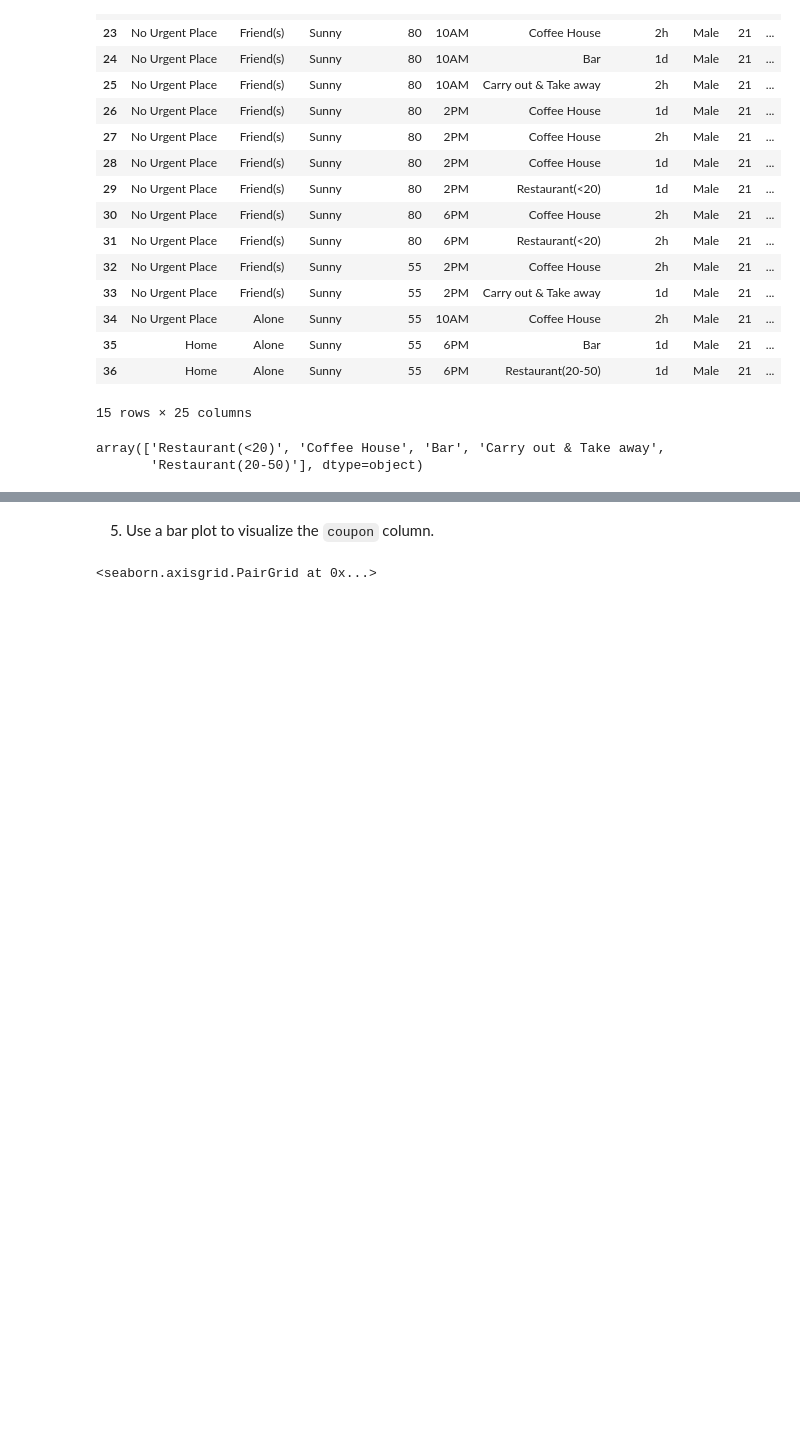
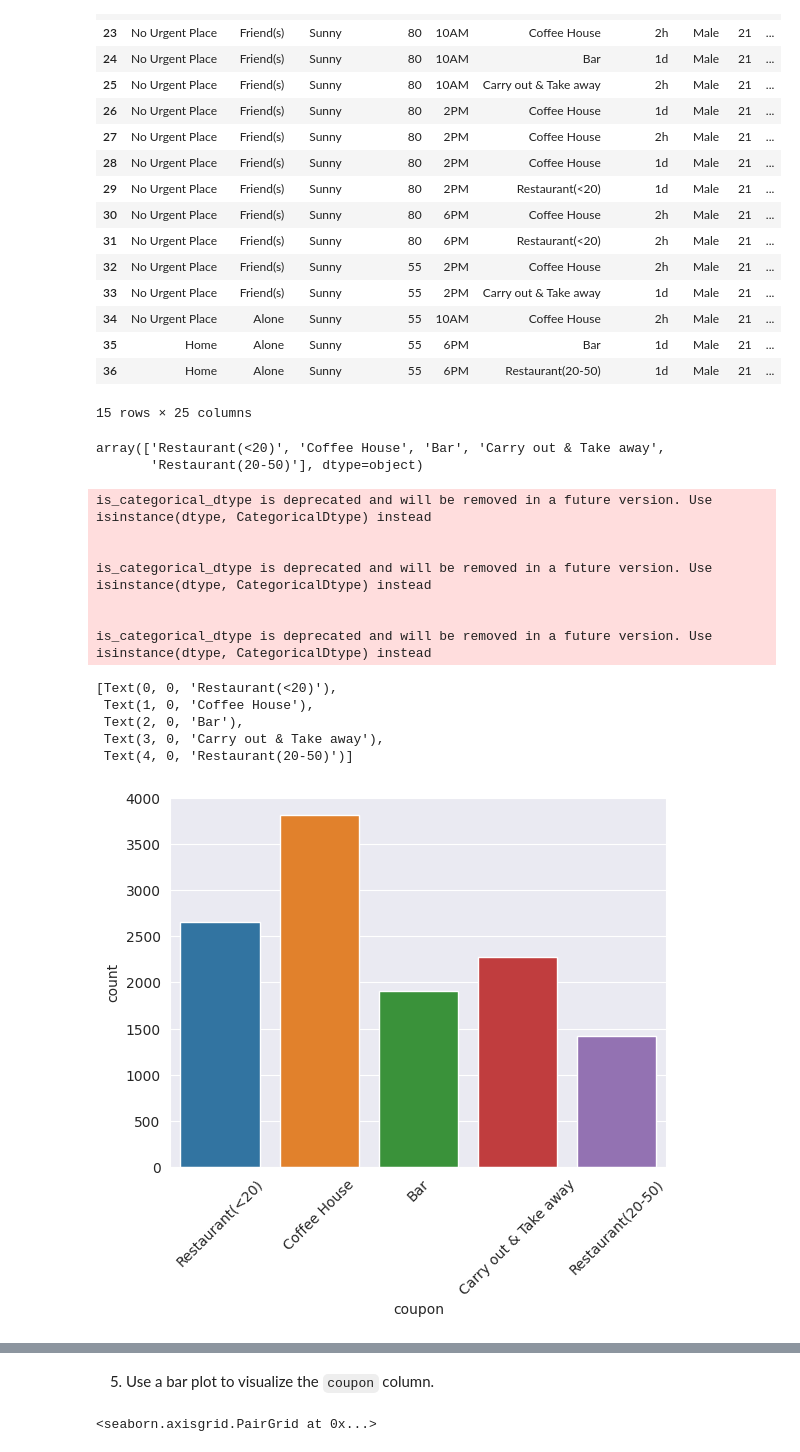
Before and after one commit to PlamenStilyianov/Professional_Certificate_in_ML_and_AI, a Jupyter notebook: Module5/prompt.ipynb, the cells around one changed output, grey strips where cells are left out. Drawn from its saved outputs; the diff is of its cells as text; code cells hidden in the pictures; blank space fills up the shorter version.

Commit message:
Updated prompt module, point 4 added charts

```diff
--- a/Module5/prompt.ipynb
+++ b/Module5/prompt.ipynb
@@ -211,3 +213,20 @@ df_new['coupon'].unique()
 # %% [output]
 array(['Restaurant(<20)', 'Coffee House', 'Bar', 'Carry out & Take away',
        'Restaurant(20-50)'], dtype=object)
+# %%
+coupon_plot = sns.countplot(df_new, x="coupon")
+coupon_plot.set_xticklabels(coupon_plot.get_xticklabels(), rotation=45)
+# %% [output]
+is_categorical_dtype is deprecated and will be removed in a future version. Use isinstance(dtype, CategoricalDtype) instead
+
+
+is_categorical_dtype is deprecated and will be removed in a future version. Use isinstance(dtype, CategoricalDtype) instead
+
+
+is_categorical_dtype is deprecated and will be removed in a future version. Use isinstance(dtype, CategoricalDtype) instead
+[Text(0, 0, 'Restaurant(<20)'),
+ Text(1, 0, 'Coffee House'),
+ Text(2, 0, 'Bar'),
+ Text(3, 0, 'Carry out & Take away'),
+ Text(4, 0, 'Restaurant(20-50)')]
+[figure, added]
```
Also changed, not shown: parts of 6 cells of this notebook, 1 other file.
